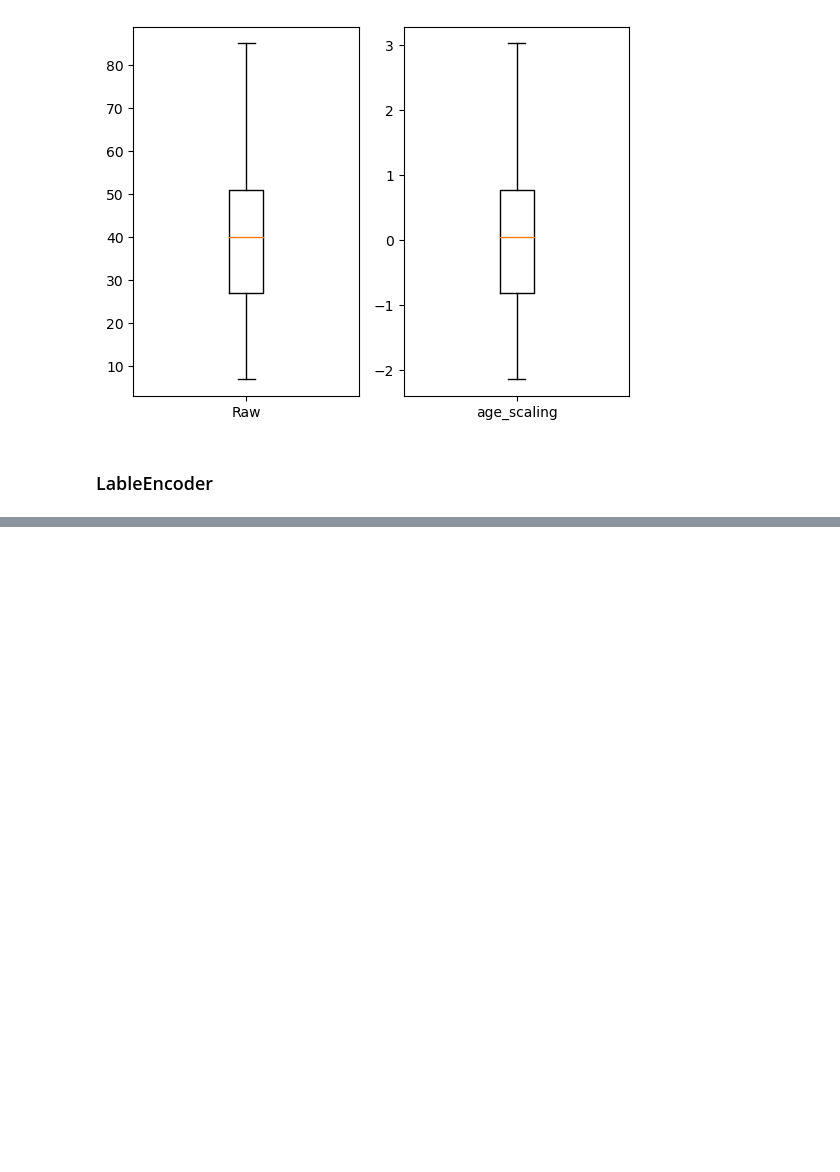
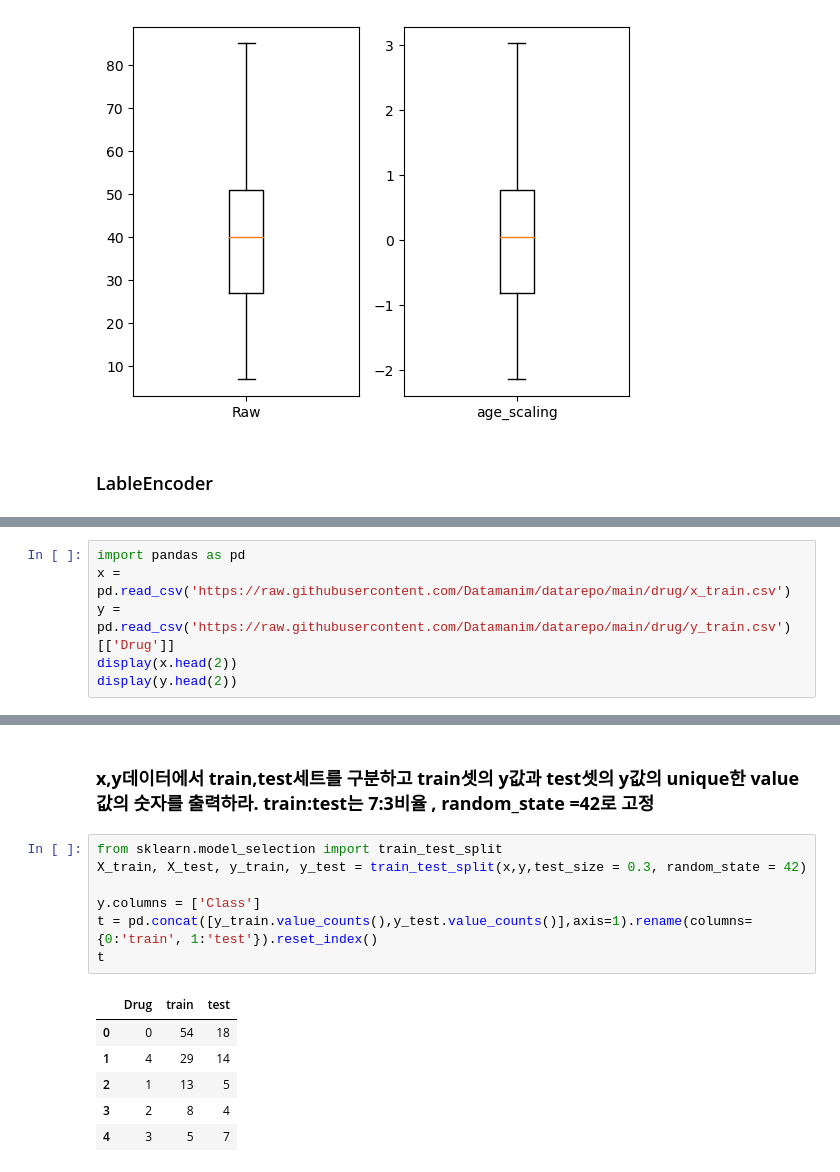
Before and after one commit to applesatang/my, a Jupyter notebook: pandas/sklearn.ipynb, the cells around one changed output, grey strips where cells are left out. Cells and saved outputs as stored; diff of their text form; blank space fills up the shorter version.

```diff
--- a/pandas/sklearn.ipynb
+++ b/pandas/sklearn.ipynb
@@ -168,0 +181,6 @@ plt.show()
+# %%
+import pandas as pd
+x = pd.read_csv('https://raw.githubusercontent.com/Datamanim/datarepo/main/drug/x_train.csv')
+y = pd.read_csv('https://raw.githubusercontent.com/Datamanim/datarepo/main/drug/y_train.csv')[['Drug']]
+display(x.head(2))
+display(y.head(2))
@@ -168,0 +194,16 @@ plt.show()
+# %% [markdown]
+### **x,y데이터에서 train,test세트를 구분하고 train셋의 y값과 test셋의 y값의 unique한 value 값의 숫자를 출력하라. train:test는 7:3비율 , random_state =42로 고정**
+# %%
+from sklearn.model_selection import train_test_split
+X_train, X_test, y_train, y_test = train_test_split(x,y,test_size = 0.3, random_state = 42)
+
+y.columns = ['Class']
+t = pd.concat([y_train.value_counts(),y_test.value_counts()],axis=1).rename(columns={0:'train', 1:'test'}).reset_index()
+t
+# %% [output]
+|  | Drug | train | test |
+| 0 | 0 | 54 | 18 |
+| 1 | 4 | 29 | 14 |
+| 2 | 1 | 13 | 5 |
+| 3 | 2 | 8 | 4 |
+| 4 | 3 | 5 | 7 |
```
Also changed, not shown: parts of 7 cells of this notebook, 1 other file.
